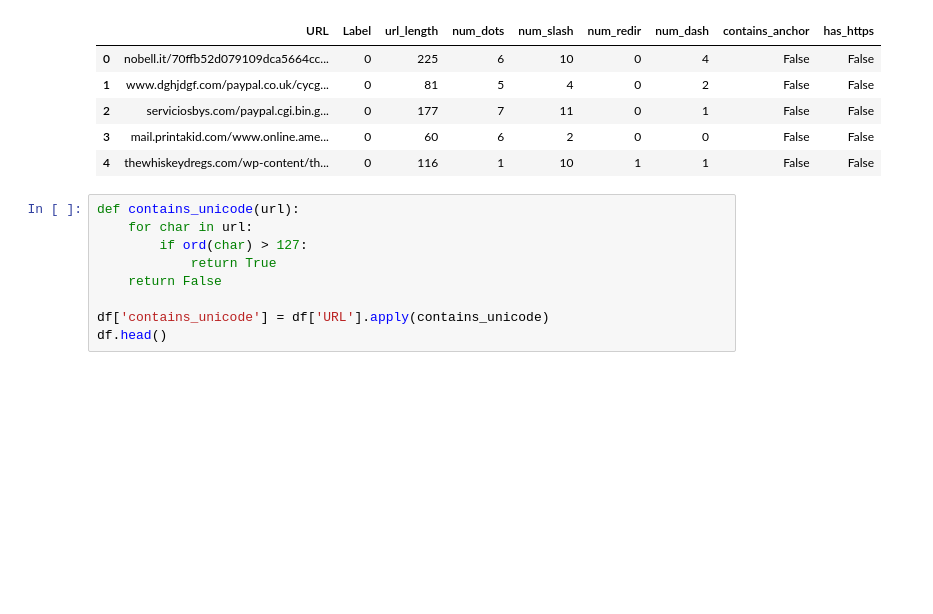
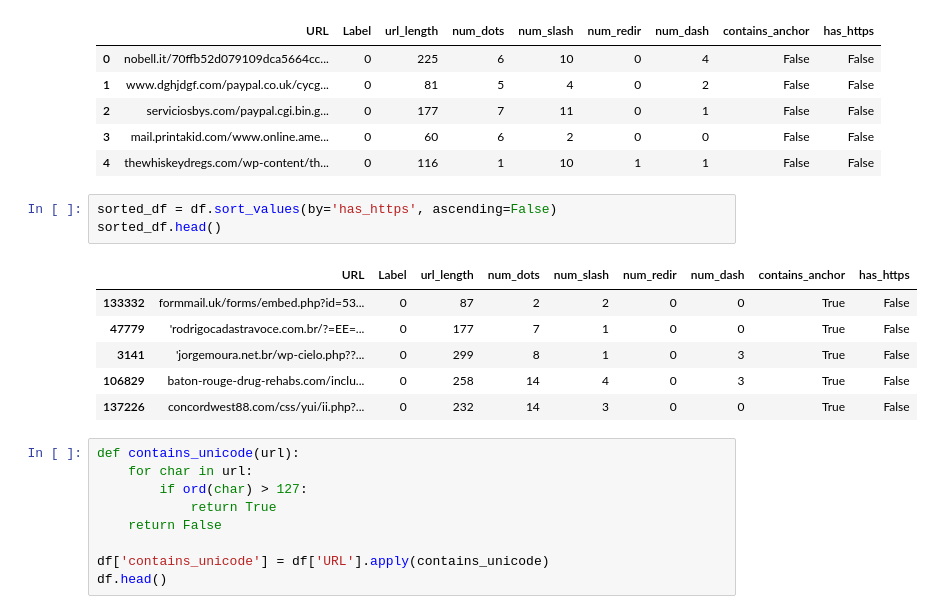
Before and after one commit to arvindashok/Phishing_Detection, a Jupyter notebook: phishing.ipynb, the cells around one changed output. Drawn from its saved outputs; the diff is of its cells as text; blank space fills up the shorter version.

```diff
--- a/phishing.ipynb
+++ b/phishing.ipynb
@@ -51,6 +51,16 @@ df.head()
 | 2 | serviciosbys.com/paypal.cgi.bin.g... | 0 | 177 | 7 | 11 | 0 | 1 | False | False |
 | 3 | mail.printakid.com/www.online.ame... | 0 | 60 | 6 | 2 | 0 | 0 | False | False |
 | 4 | thewhiskeydregs.com/wp-content/th... | 0 | 116 | 1 | 10 | 1 | 1 | False | False |
+# %%
+sorted_df = df.sort_values(by='has_https', ascending=False)
+sorted_df.head()
+# %% [output]
+|  | URL | Label | url_length | num_dots | num_slash | num_redir | num_dash | contains_anchor | has_https |
+| 133332 | formmail.uk/forms/embed.php?id=53... | 0 | 87 | 2 | 2 | 0 | 0 | True | False |
+| 47779 | 'rodrigocadastravoce.com.br/?=EE=... | 0 | 177 | 7 | 1 | 0 | 0 | True | False |
+| 3141 | 'jorgemoura.net.br/wp-cielo.php??... | 0 | 299 | 8 | 1 | 0 | 3 | True | False |
+| 106829 | baton-rouge-drug-rehabs.com/inclu... | 0 | 258 | 14 | 4 | 0 | 3 | True | False |
+| 137226 | concordwest88.com/css/yui/ii.php?... | 0 | 232 | 14 | 3 | 0 | 0 | True | False |
 # %%
 def contains_unicode(url):
     for char in url:
```
